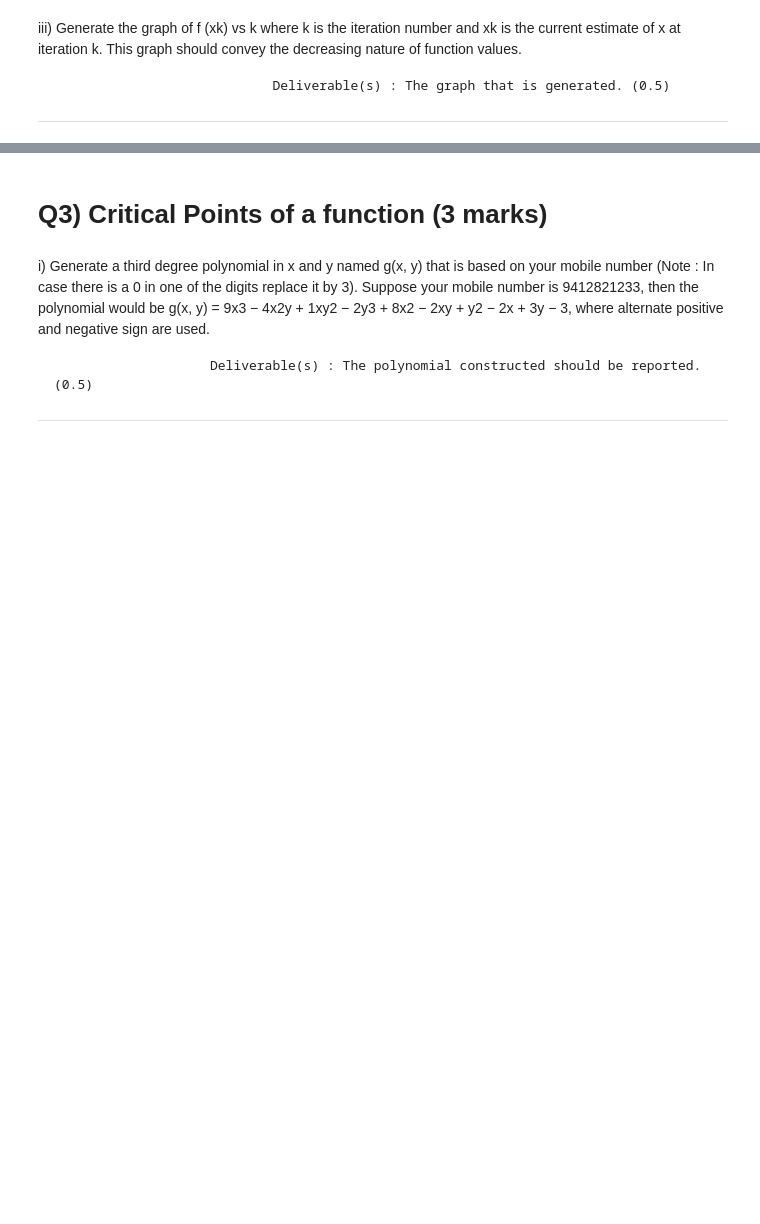
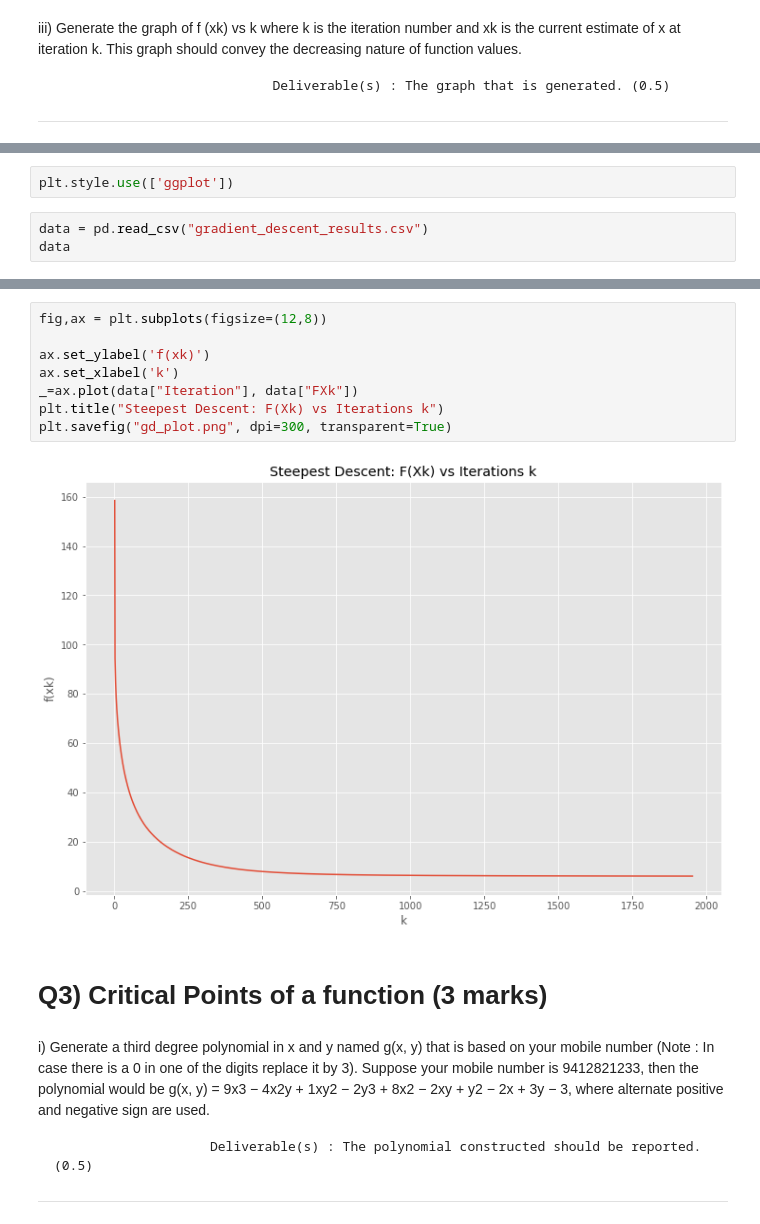
Before and after one commit to vipinindoria/mfds-assignments, a Jupyter notebook: assignment2/assignment2.ipynb, the cells around one changed output, grey strips where cells are left out. Drawn from its saved outputs; the diff is of its cells as text; blank space fills up the shorter version.

```diff
--- a/assignment2/assignment2.ipynb
+++ b/assignment2/assignment2.ipynb
@@ -393,0 +534,5 @@ iii) Generate the graph of f (xk) vs k where k is the iteration number and xk is
+# %%
+plt.style.use(['ggplot'])
+# %%
+data = pd.read_csv("gradient_descent_results.csv")
+data
@@ -394,3 +553,13 @@ iii) Generate the graph of f (xk) vs k where k is the iteration number and xk is
+# %%
+fig,ax = plt.subplots(figsize=(12,8))
+
+ax.set_ylabel('f(xk)')
+ax.set_xlabel('k')
+_=ax.plot(data["Iteration"], data["FXk"])
+plt.title("Steepest Descent: F(Xk) vs Iterations k")
+plt.savefig("gd_plot.png", dpi=300, transparent=True)
+# %% [output]
+[figure, added]
 # %% [markdown]
 # Q3) Critical Points of a function (3 marks)
 # %% [markdown]
```
Also changed, not shown: parts of 15 cells of this notebook, 13 other files.
